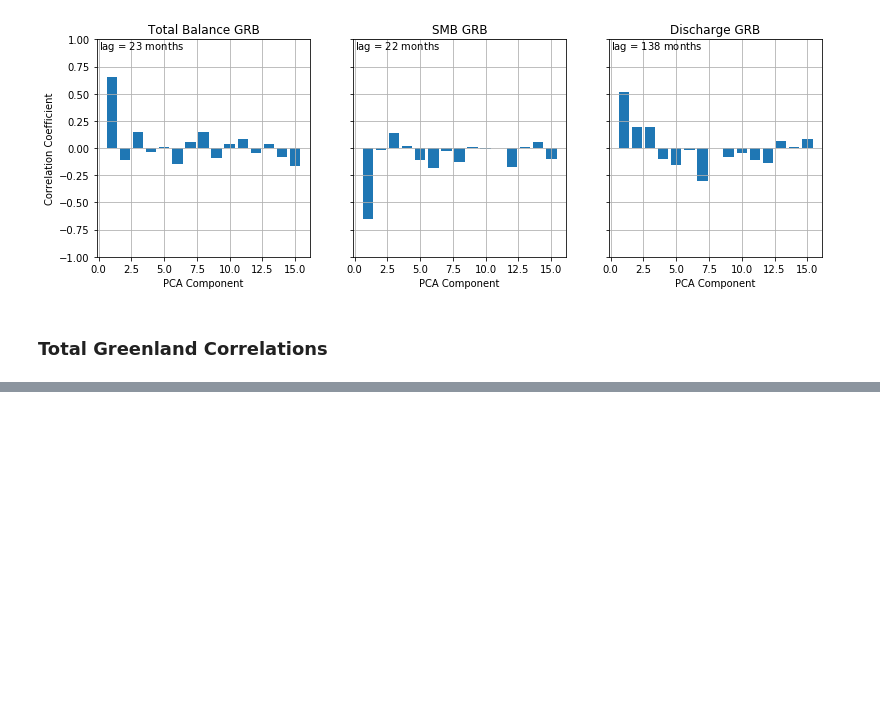
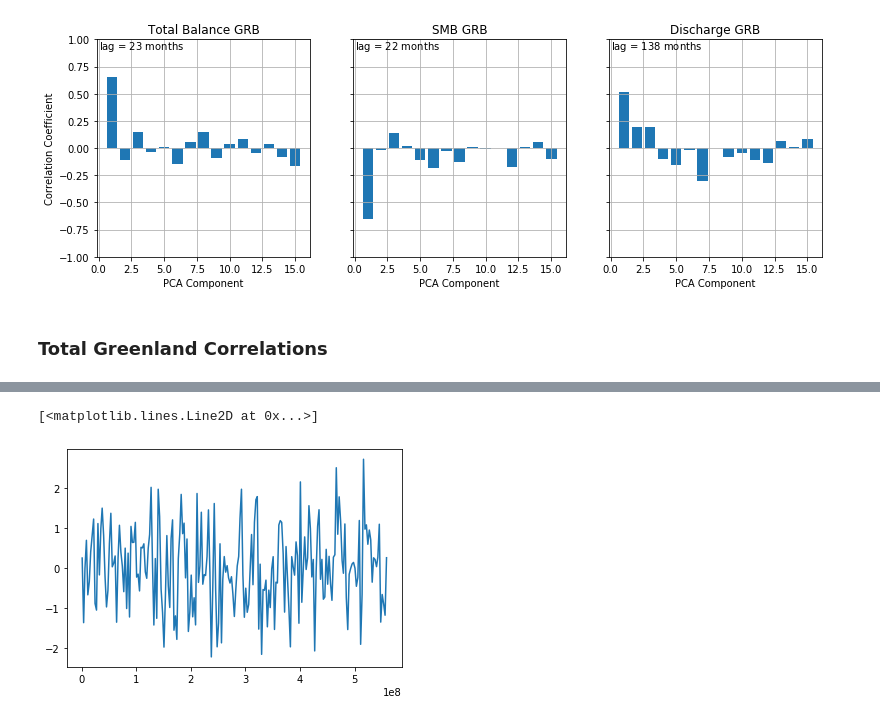
Before and after one commit to AdriaanGr/MAIO_project, a Jupyter notebook: MAIO_project2.ipynb, the cells around one changed output, grey strips where cells are left out. Saved outputs shown, nothing was run; the diff lists cells and outputs as text; code cells hidden in the pictures; blank space fills up the shorter version.

```diff
--- a/MAIO_project2.ipynb
+++ b/MAIO_project2.ipynb
@@ -177,3 +215,26 @@ The fraction of acceration of the velocity over the total time period is 17.7%.
+# %%
+newsize = np.shape(ddata)[1]//6
+newdata = np.zeros((np.shape(ddata)[0],newsize))
+test = xlist-2002
+newtime = np.linspace(0,newsize/2,newsize)
+
+for j in range(np.shape(ddata)[0]):
+    for i in range(newsize):
+        cond1 = test<(0.5*(i+1)+0.25)
+        cond2 = test>(0.5*i+0.25)
+        cond = cond1 * cond2
+        factor = max(1,np.sum(cond))
+        newdata[j,i] = np.sum(ddata[j]*cond)/factor
+summertime = newtime[::2]
+wintertime = newtime[1::2]
+summerdata = newdata[:,::2]
+winterdata = newdata[:,1::2]
+
+#plt.plot(2002.5+newtime,newdata[0])
+plt.plot(2002.5+summertime,summerdata[0])
+#plt.plot(2002.5+wintertime,winterdata[0])
+plt.plot(xlist,ddata[0])
+plt.show()
 # %%
 #F = data[:,:,1].T
 F = ddata.T
@@ -1118,0 +1198,7 @@ print(corr_m)
+# %%
+inds = np.argwhere(snao_t >= 0.0)
+
+plt.plot(snao_t[inds], snao_d[inds])
+# %% [output]
+[<matplotlib.lines.Line2D at 0x...>]
+[figure, added]
```
Also changed, not shown: parts of 6 cells of this notebook.
